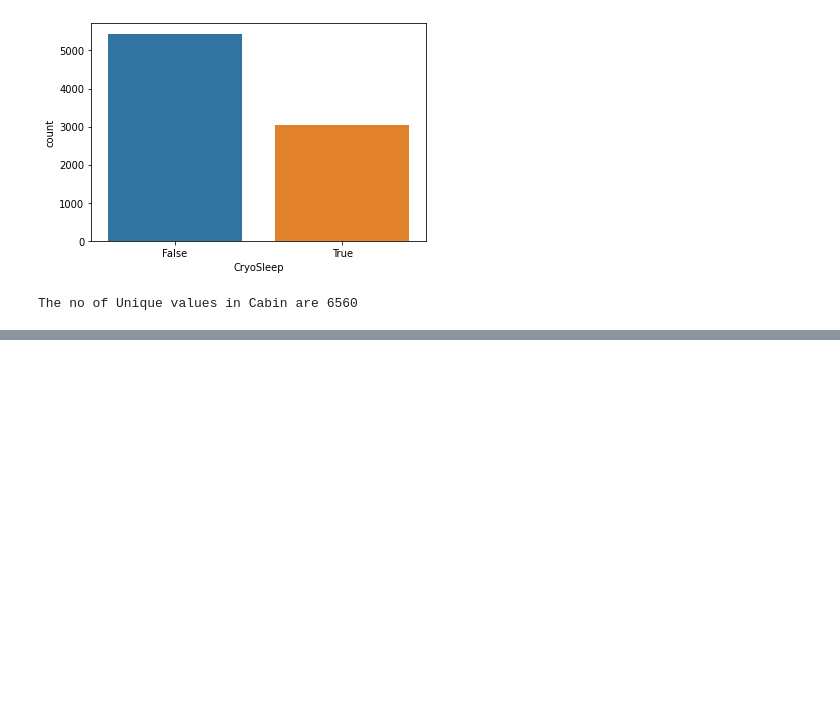
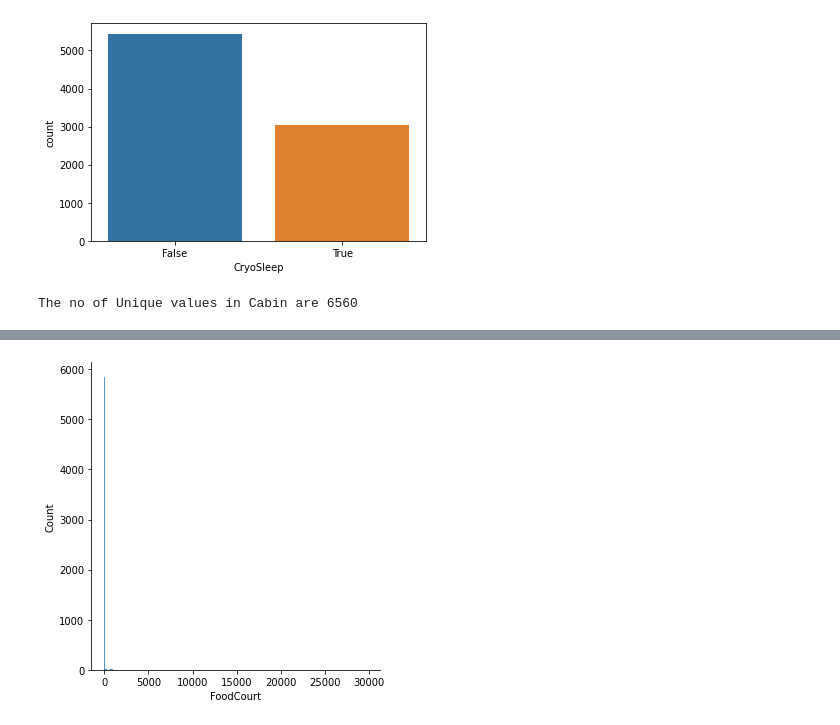
Before and after one commit to rohandawar/Titanic_Sapceship, a Jupyter notebook: titanic-spaceship-1.ipynb, the cells around one changed output, grey strips where cells are left out. Cells and saved outputs as stored; diff of their text form; code cells hidden in the pictures; blank space fills up the shorter version.

```diff
--- a/titanic-spaceship-1.ipynb
+++ b/titanic-spaceship-1.ipynb
@@ -91,0 +131,5 @@ The no of Unique values in Cabin are 6560
+# %%
+sns.displot(x='FoodCourt', data=traindf)
+plt.show()
+# %% [output]
+[figure, added]
```
Also changed, not shown: parts of 10 cells of this notebook.
